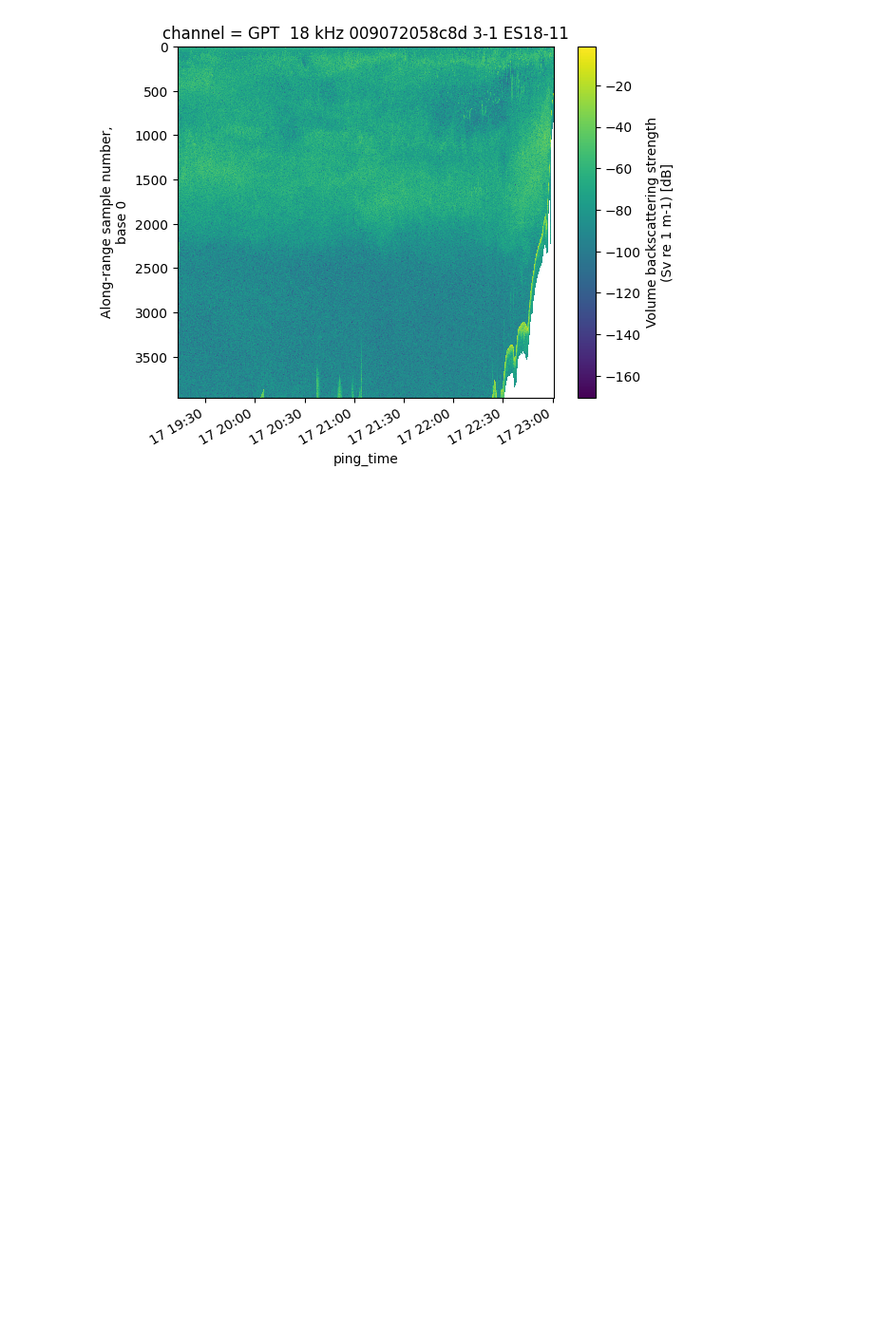
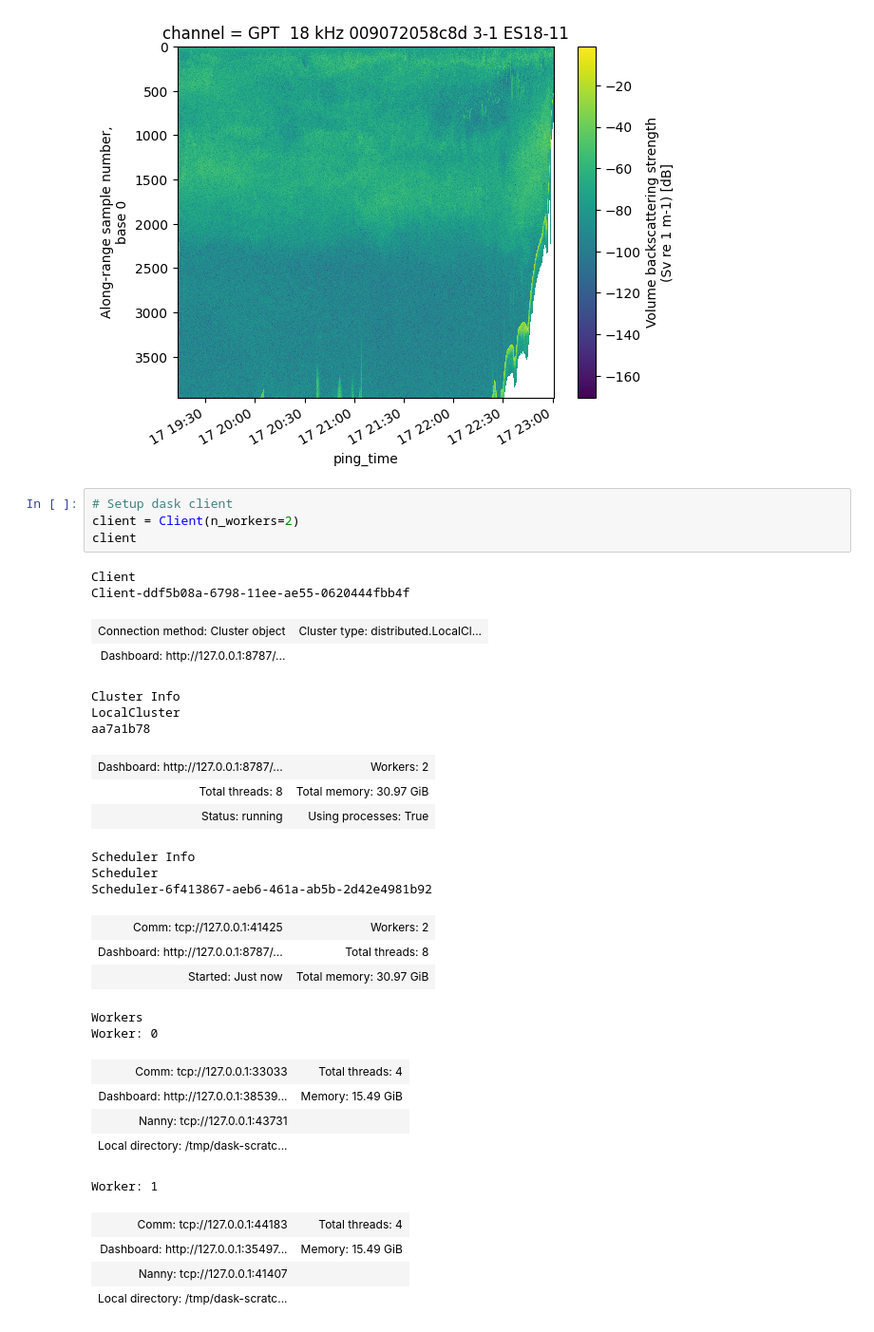
Before and after one commit to ctuguinay/hake_regridding_visualization, a Jupyter notebook: hake_regridding_visualization.ipynb, the cells around one changed output. Shown at 95% size. Cells and saved outputs as stored; diff of their text form; blank space fills up the shorter version.

```diff
--- a/hake_regridding_visualization.ipynb
+++ b/hake_regridding_visualization.ipynb
@@ -115,4 +131,36 @@ combined_ds_Sv.Sv.isel(channel=0).plot(y="range_sample", yincrease=False)
 # %% [output]
 <matplotlib.collections.QuadMesh at 0x...>
 [figure]
+# %%
+# Setup dask client
+client = Client(n_workers=2)
+client
+# %% [output]
+Client
+Client-ddf5b08a-6798-11ee-ae55-0620444fbb4f
+| Connection method: Cluster object | Cluster type: distributed.LocalCl... |
+| Dashboard: http://127.0.0.1:8787/... |  |
+Cluster Info
+LocalCluster
+aa7a1b78
+| Dashboard: http://127.0.0.1:8787/... | Workers: 2 |
+| Total threads: 8 | Total memory: 30.97 GiB |
+| Status: running | Using processes: True |
+Scheduler Info
+Scheduler
+Scheduler-6f413867-aeb6-461a-ab5b-2d42e4981b92
+| Comm: tcp://127.0.0.1:41425 | Workers: 2 |
+| Dashboard: http://127.0.0.1:8787/... | Total threads: 8 |
+| Started: Just now | Total memory: 30.97 GiB |
+Workers
+Worker: 0
+| Comm: tcp://127.0.0.1:33033 | Total threads: 4 |
+| Dashboard: http://127.0.0.1:38539... | Memory: 15.49 GiB |
+| Nanny: tcp://127.0.0.1:43731 |  |
+| Local directory: /tmp/dask-scratc... |  |
+Worker: 1
+| Comm: tcp://127.0.0.1:44183 | Total threads: 4 |
+| Dashboard: http://127.0.0.1:35497... | Memory: 15.49 GiB |
+| Nanny: tcp://127.0.0.1:41407 |  |
+| Local directory: /tmp/dask-scratc... |  |
 # %%
```
Also changed, not shown: parts of 8 cells of this notebook.
